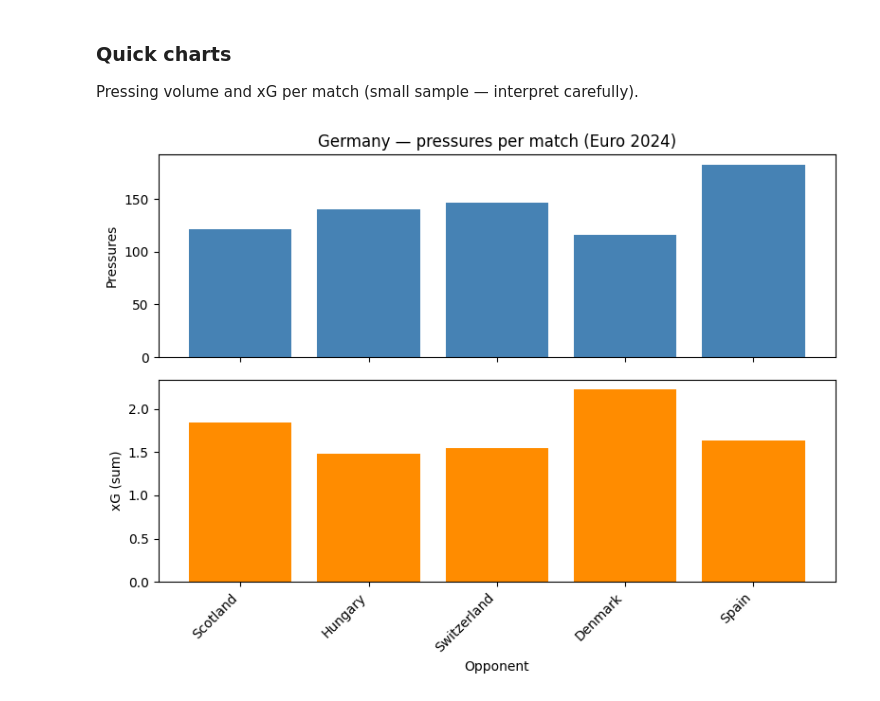
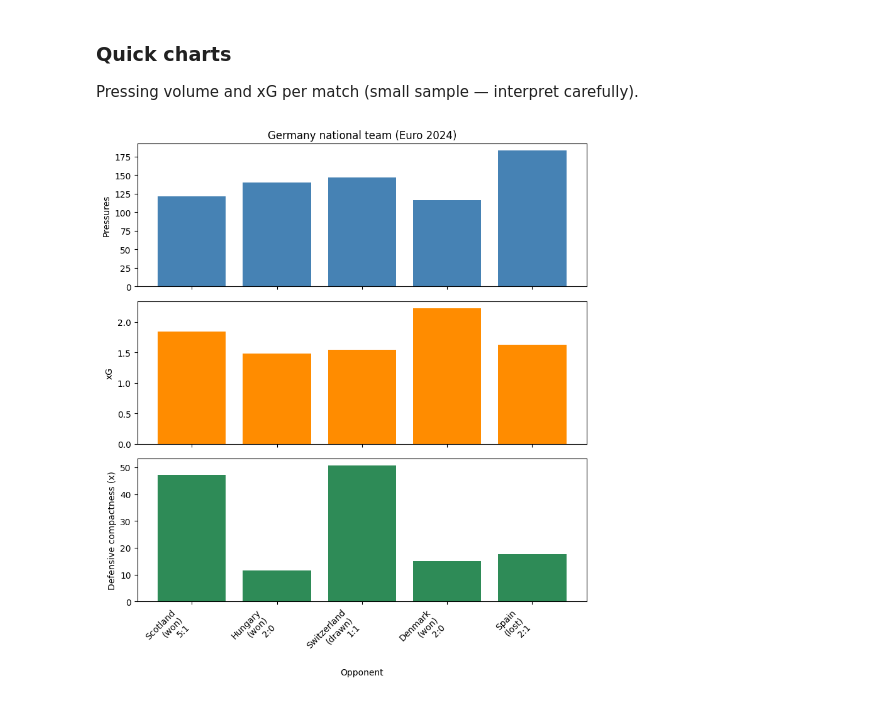
Before and after one commit to korniichuk/football-analytics-pytech-summit-2026, a Jupyter notebook: statsbomb/statsbomb_germany_201_02_tactical_events.ipynb, the cells around one changed output. Drawn from its saved outputs; the diff is of its cells as text; code cells hidden in the pictures.

```diff
--- a/statsbomb/statsbomb_germany_201_02_tactical_events.ipynb
+++ b/statsbomb/statsbomb_germany_201_02_tactical_events.ipynb
@@ -127,20 +127,34 @@ summary
 ### Quick charts
 Pressing volume and xG per match (small sample — interpret carefully).
 # %%
-opponent = summary.apply(
-    lambda r: r["away_team.away_team_name"]
-    if r["home_team.home_team_name"] == GERMANY
-    else r["home_team.home_team_name"],
-    axis=1,
-)
-fig, axes = plt.subplots(2, 1, figsize=(8, 6), sharex=True)
+def get_label(r):
+    is_home = r["home_team.home_team_name"] == GERMANY
+    opp = r["away_team.away_team_name"] if is_home else r["home_team.home_team_name"]
+    score_str = r["result"]
+    scores = score_str.split(":")
+    home_score = int(scores[0])
+    away_score = int(scores[1])
+    ger_score = home_score if is_home else away_score
+    opp_score = away_score if is_home else home_score
+    if ger_score > opp_score:
+        res = "won"
+    elif ger_score < opp_score:
+        res = "lost"
+    else:
+        res = "drawn"
+    return f"{opp}\n({res})\n{score_str}"
+
+opponent = summary.apply(get_label, axis=1)
+fig, axes = plt.subplots(3, 1, figsize=(8, 9), sharex=True)
 axes[0].bar(opponent, summary["pressures"], color="steelblue")
 axes[0].set_ylabel("Pressures")
-axes[0].set_title("Germany — pressures per match (Euro 2024)")
+axes[0].set_title("Germany national team (Euro 2024)")
 axes[1].bar(opponent, summary["xg"], color="darkorange")
-axes[1].set_ylabel("xG (sum)")
-axes[1].set_xlabel("Opponent")
+axes[1].set_ylabel("xG")
+axes[2].bar(opponent, summary["compactness_median_x_def_actions"], color="seagreen")
+axes[2].set_ylabel("Defensive compactness (x)")
+axes[2].set_xlabel("Opponent")
 plt.xticks(rotation=45, ha="right")
 plt.tight_layout()
 # %% [output]
-[figure, old version]
+[figure, new version]
```
